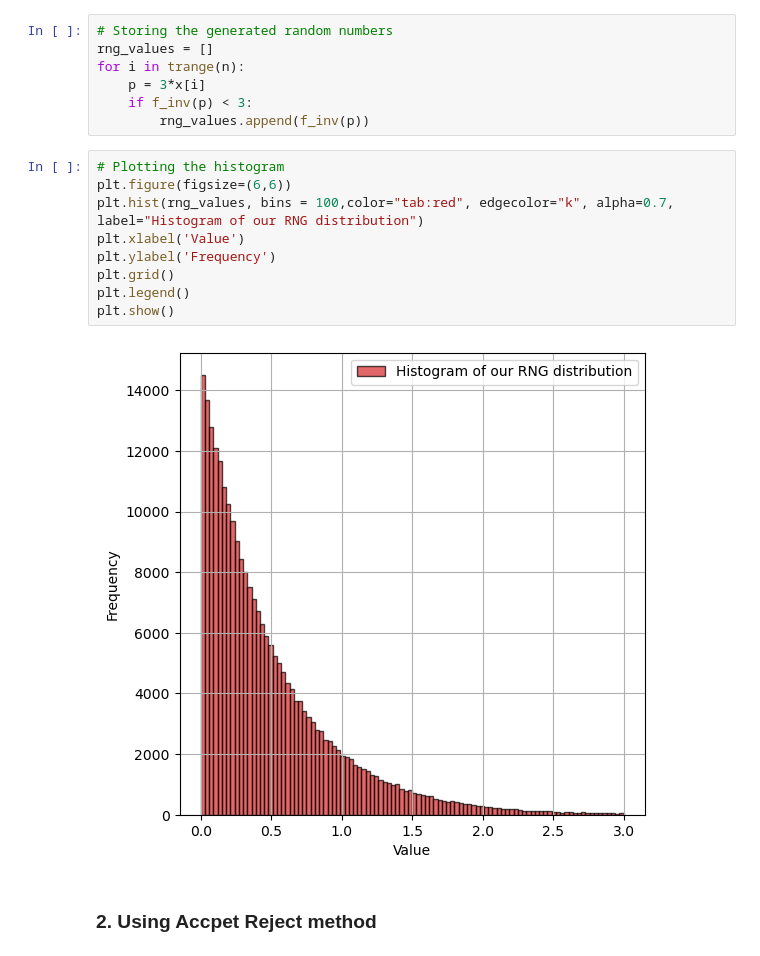
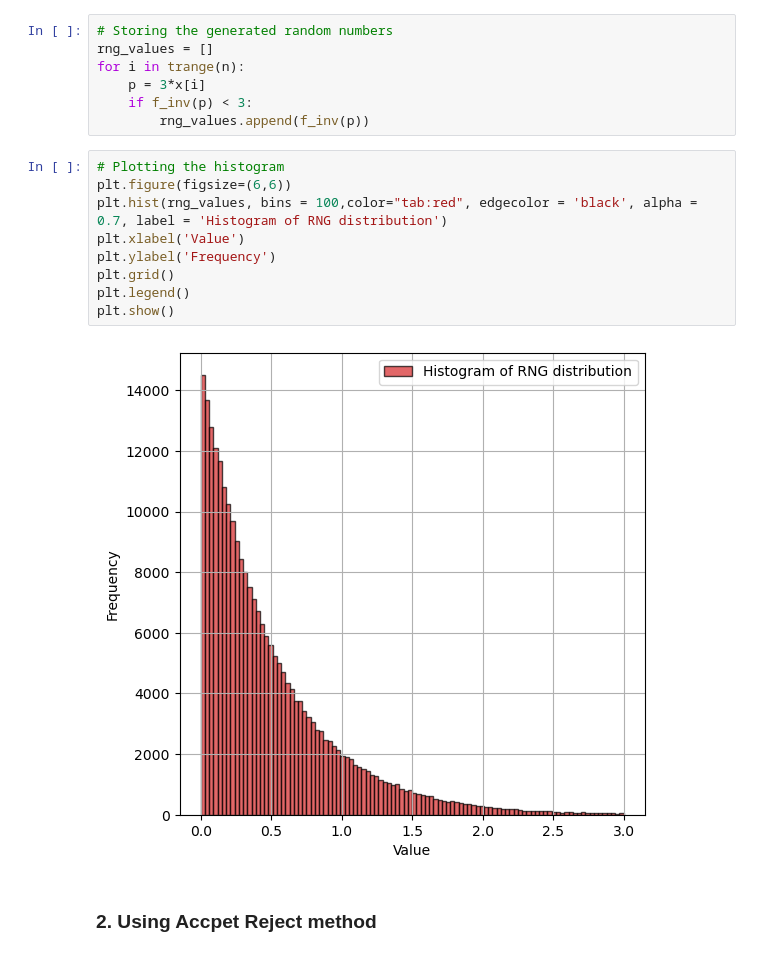
Before and after one commit to jabed-umar/adv-comp-phys, a Jupyter notebook: assign4.ipynb, the cells around one changed output. Drawn from its saved outputs; the diff is of its cells as text.

```diff
--- a/assign4.ipynb
+++ b/assign4.ipynb
@@ -174,14 +174,14 @@ for i in trange(n):
 # %%
 # Plotting the histogram
 plt.figure(figsize=(6,6))
-plt.hist(rng_values, bins = 100,color="tab:red", edgecolor="k", alpha=0.7, label="Histogram of our RNG distribution")
+plt.hist(rng_values, bins = 100,color="tab:red", edgecolor = 'black', alpha = 0.7, label = 'Histogram of RNG distribution')
 plt.xlabel('Value')
 plt.ylabel('Frequency')
 plt.grid()
 plt.legend()
 plt.show()
 # %% [output]
-[figure, old version]
+[figure, new version]
 # %% [markdown]
 # <h3> 2. Using Accpet Reject method
 # %%
```
